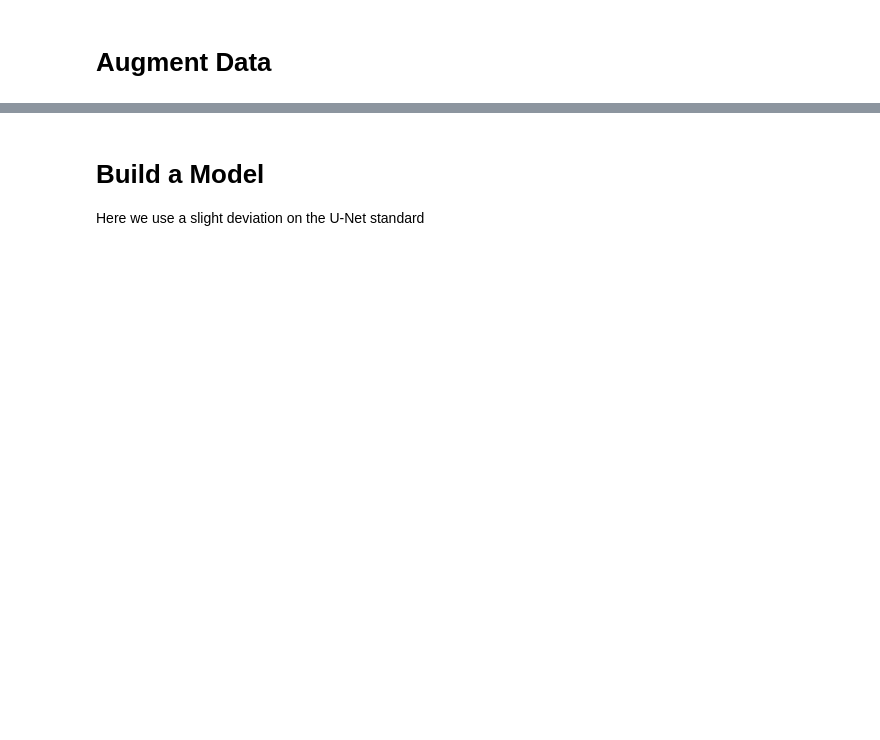
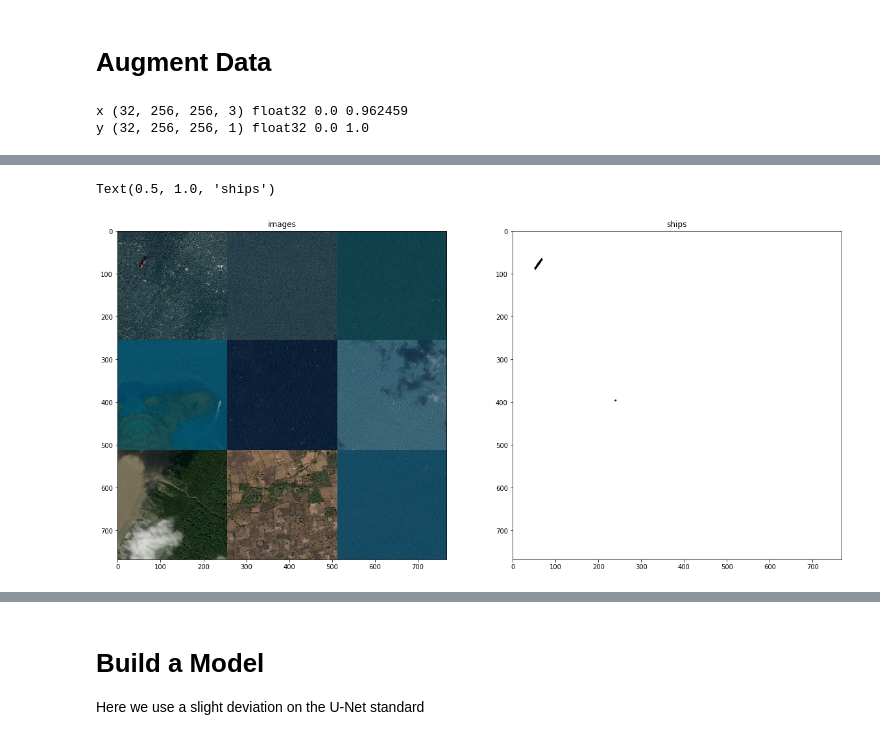
Before and after one commit to cgpadwick/airbus_ships, a Jupyter notebook: src/newkernel.ipynb, the cells around one changed output, grey strips where cells are left out. Drawn from its saved outputs; the diff is of its cells as text; code cells hidden in the pictures; blank space fills up the shorter version.

```diff
--- a/src/newkernel.ipynb
+++ b/src/newkernel.ipynb
@@ -305,5 +312,8 @@ t_y = t_y[:9]
 fig, (ax1, ax2) = plt.subplots(1, 2, figsize = (20, 10))
 ax1.imshow(montage_rgb(t_x), cmap='gray')
 ax1.set_title('images')
-ax2.imshow(montage(t_y[:, :, :, 0]), cmap='gray_r')
+ax2.imshow(montage2d(t_y[:, :, :, 0]), cmap='gray_r')
 ax2.set_title('ships')
+# %% [output]
+x (32, 256, 256, 3) float32 0.0 0.962459
+y (32, 256, 256, 1) float32 0.0 1.0
@@ -310,2 +328,4 @@ ax2.set_title('ships')
+Text(0.5, 1.0, 'ships')
+[figure, added]
 # %%
 gc.collect()
```
Also changed, not shown: parts of 18 cells of this notebook.
